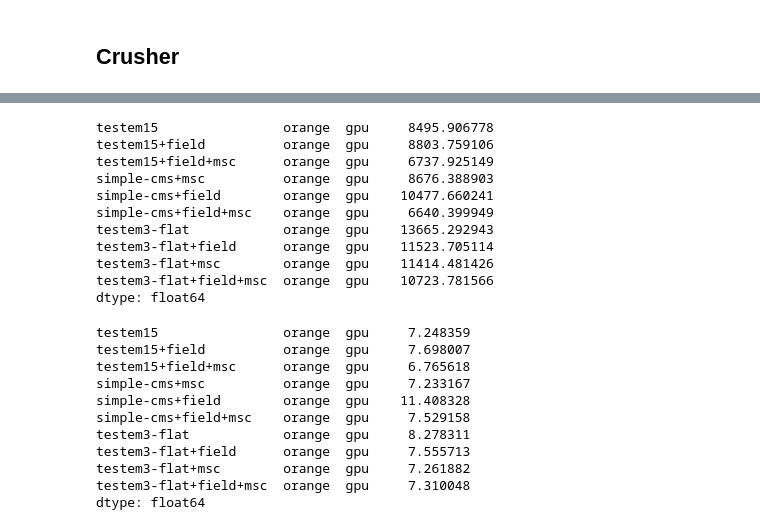
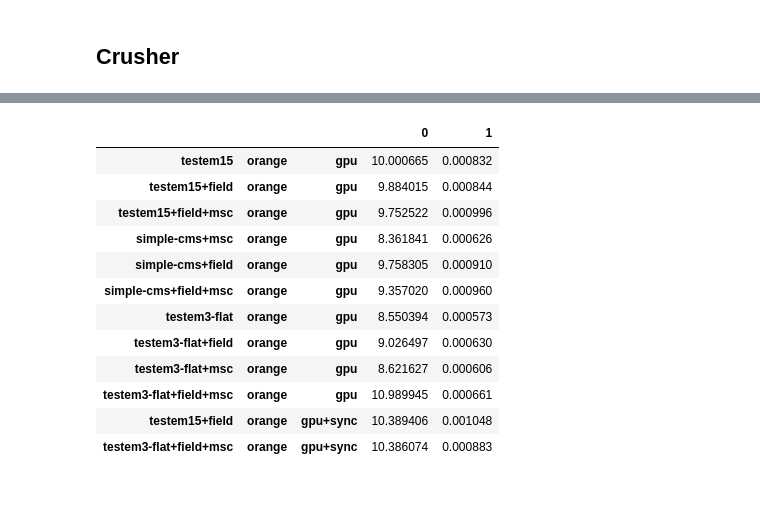
Before and after one commit to celeritas-project/regression, a Jupyter notebook: analysis.ipynb, the cells around one changed output, grey strips where cells are left out. Saved outputs shown, nothing was run; the diff lists cells and outputs as text; code cells hidden in the pictures; blank space fills up the shorter version.

```diff
--- a/analysis.ipynb
+++ b/analysis.ipynb
@@ -58,3 +54,0 @@ Analysis for Celeritas v0.3.2 on summit
-# %%
-deets = summit.load_results(('testem3-flat','orange','gpu'), 0)
-deets['system']['device']
@@ -183,16 +127,11 @@ for (i, ((prob, geo), row)) in enumerate(speedup.iterrows()):
     speedup_out[i, 2] = "{:.1f}× (±{:.1f})".format(*row)
     prev_prob = prob
 
-headers = ["Problem", "Geometry", "Speedup"]
-widths = np.vectorize(len)(np.concatenate([speedup_out, [headers]], axis=0))
-col_widths = np.max(widths, axis=0)
-fmt = f"| {{:<{col_widths[0]}}} | {{:<{col_widths[1]}}} | {{:>{col_widths[2]}}} |\n".format
-
 with open("results/summit/speedup.md", "w") as f:
-    f.write(fmt("Problem", "Geometry", "Speedup"))
-    f.write(fmt(*["-"*w for w in col_widths]))
-    for i in range(speedup_out.shape[0]):
-        f.write(fmt(*speedup_out[i,:].tolist()))
+    analyze.dump_markdown(f,
+                  ["Problem", "Geometry", "Speedup"],
+                  np.concatenate([speedup_out, [headers]], axis=0),
+                  alignnment="<<>")
 # %%
 _desc = (speedup['mean'].dropna() * 7).describe()
 print("CPU:GPU equivalence: {min:.0f}× to {max:.0f}×".format(**_desc))
@@ -332,6 +248,19 @@ for p in ['cms2018', 'cms2018+field+msc']:
     plt.close()
 # %% [markdown]
 ## Crusher
+# %%
+def get_step_times(results):
+    new_idx = []
+    times = []
+    for i in results.index:
+        try:
+            outp = results.load_results(i, 0)
+            step_times = analyze.StepTimeGetter(outp, stream=0)()
+        except Exception:
+            continue
+        times.append([step_times[i] for i in range(2)])
+        new_idx.append(i)
+    return pd.DataFrame(times, index=pd.MultiIndex.from_tuples(new_idx))
 # %%
 crusher = analyze.Analysis('results/crusher')
 print(crusher)
@@ -361,2 +286,17 @@ csum[('total_time', 'mean')].unstack()
 # %%
-out = crusher.load_results(('testem3-flat','orange','gpu'), 0)
+step_times = get_step_times(crusher)
+step_times
+# %% [output]
+|  |  |  | 0 | 1 |
+| testem15 | orange | gpu | 10.000665 | 0.000832 |
+| testem15+field | orange | gpu | 9.884015 | 0.000844 |
+| testem15+field+msc | orange | gpu | 9.752522 | 0.000996 |
+| simple-cms+msc | orange | gpu | 8.361841 | 0.000626 |
+| simple-cms+field | orange | gpu | 9.758305 | 0.000910 |
+| simple-cms+field+msc | orange | gpu | 9.357020 | 0.000960 |
+| testem3-flat | orange | gpu | 8.550394 | 0.000573 |
+| testem3-flat+field | orange | gpu | 9.026497 | 0.000630 |
+| testem3-flat+msc | orange | gpu | 8.621627 | 0.000606 |
+| testem3-flat+field+msc | orange | gpu | 10.989945 | 0.000661 |
+| testem15+field | orange | gpu+sync | 10.389406 | 0.001048 |
+| testem3-flat+field+msc | orange | gpu+sync | 10.386074 | 0.000883 |
@@ -376,28 +302,0 @@ for i in crusher.index:
-# %%
-pd.Series(ratios, index=pd.MultiIndex.from_tuples(new_idx))
-# %% [output]
-testem15                orange  gpu     8495.906778
-testem15+field          orange  gpu     8803.759106
-testem15+field+msc      orange  gpu     6737.925149
-simple-cms+msc          orange  gpu     8676.388903
-simple-cms+field        orange  gpu    10477.660241
-simple-cms+field+msc    orange  gpu     6640.399949
-testem3-flat            orange  gpu    13665.292943
-testem3-flat+field      orange  gpu    11523.705114
-testem3-flat+msc        orange  gpu    11414.481426
-testem3-flat+field+msc  orange  gpu    10723.781566
-dtype: float64
-# %%
-pd.Series(times, index=pd.MultiIndex.from_tuples(new_idx))
-# %% [output]
-testem15                orange  gpu     7.248359
-testem15+field          orange  gpu     7.698007
-testem15+field+msc      orange  gpu     6.765618
-simple-cms+msc          orange  gpu     7.233167
-simple-cms+field        orange  gpu    11.408328
-simple-cms+field+msc    orange  gpu     7.529158
-testem3-flat            orange  gpu     8.278311
-testem3-flat+field      orange  gpu     7.555713
-testem3-flat+msc        orange  gpu     7.261882
-testem3-flat+field+msc  orange  gpu     7.310048
-dtype: float64
```
Also changed, not shown: parts of 48 cells of this notebook, 8 other files.
